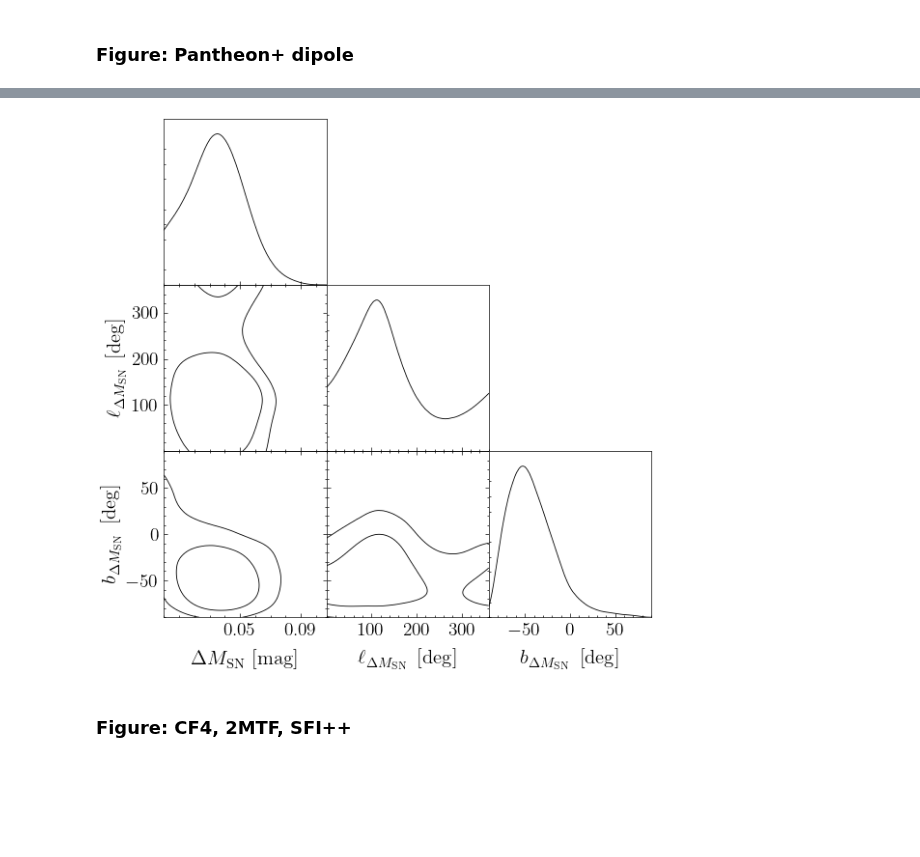
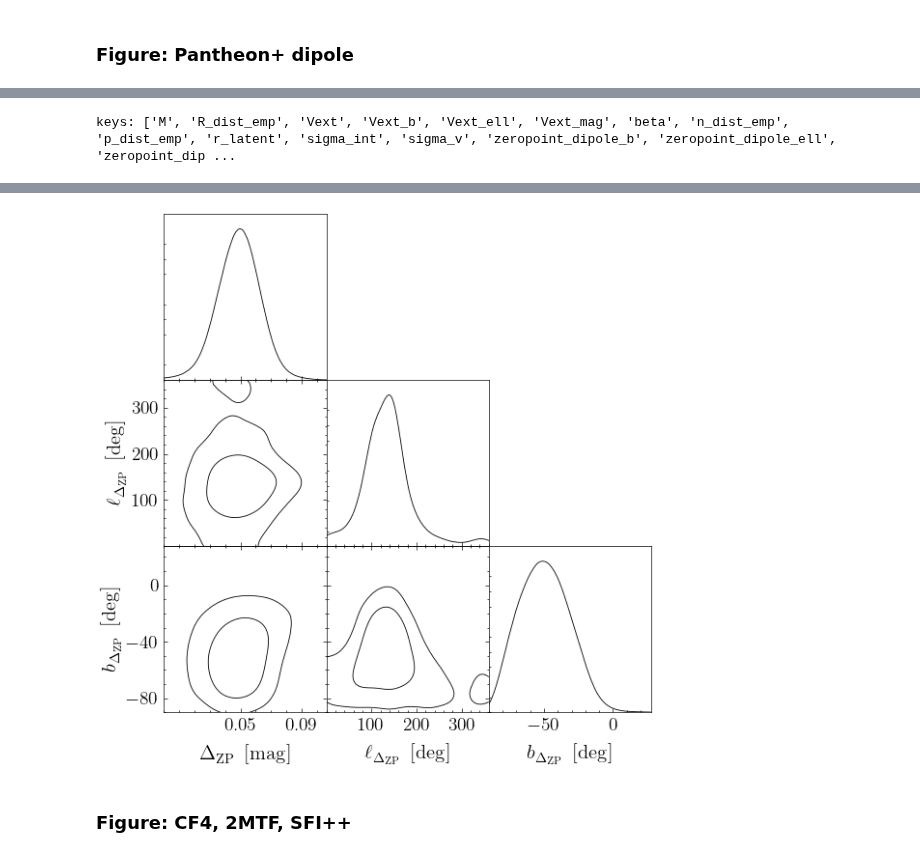
Before and after one commit to candel-cosmo/CANDEL, a Jupyter notebook: notebooks/paper_H0_dipole/main_dH0_TFR.ipynb, the cells around one changed output, grey strips where cells are left out. Saved outputs shown, nothing was run; the diff lists cells and outputs as text; code cells hidden in the pictures; blank space fills up the shorter version.

```diff
--- a/notebooks/paper_H0_dipole/main_dH0_TFR.ipynb
+++ b/notebooks/paper_H0_dipole/main_dH0_TFR.ipynb
@@ -270,8 +282,14 @@ Removed no burn in
+# %%
+with File(fname, 'r') as f:
+    grp = f['samples']
+    print(f"keys: {list(grp.keys())}")
+# %% [output]
+keys: ['M', 'R_dist_emp', 'Vext', 'Vext_b', 'Vext_ell', 'Vext_mag', 'beta', 'n_dist_emp', 'p_dist_emp', 'r_latent', 'sigma_int', 'sigma_v', 'zeropoint_dipole_b', 'zeropoint_dipole_ell', 'zeropoint_dip ...
 # %%
-fname = "/Users/rstiskalek/Projects/CANDEL/results/CF4_H0_anisotropy/precomputed_los_Carrick2015_PantheonPlus_MNR_Mdip_prior.hdf5"
+fname = "/Users/rstiskalek/Projects/CANDEL/results/dH0/precomputed_los_precomputed_los_Carrick2015_PantheonPlus_MNR_zeropoint_dipole.hdf5"
 
 
-keys = ["M_dipole_mag", "M_dipole_ell", "M_dipole_b", ]
+keys = ["zeropoint_dipole_mag", "zeropoint_dipole_ell", "zeropoint_dipole_b", ]
 plot_corner_from_hdf5(
     fname,
     fontsize=18,
@@ -286,4 +304,4 @@ Removed no burn in
-[figure, old version]
+[figure, new version]
 # %% [markdown]
 ### Figure: CF4, 2MTF, SFI++
 # %%
```
Also changed, not shown: parts of 18 cells of this notebook, 22 other files.
